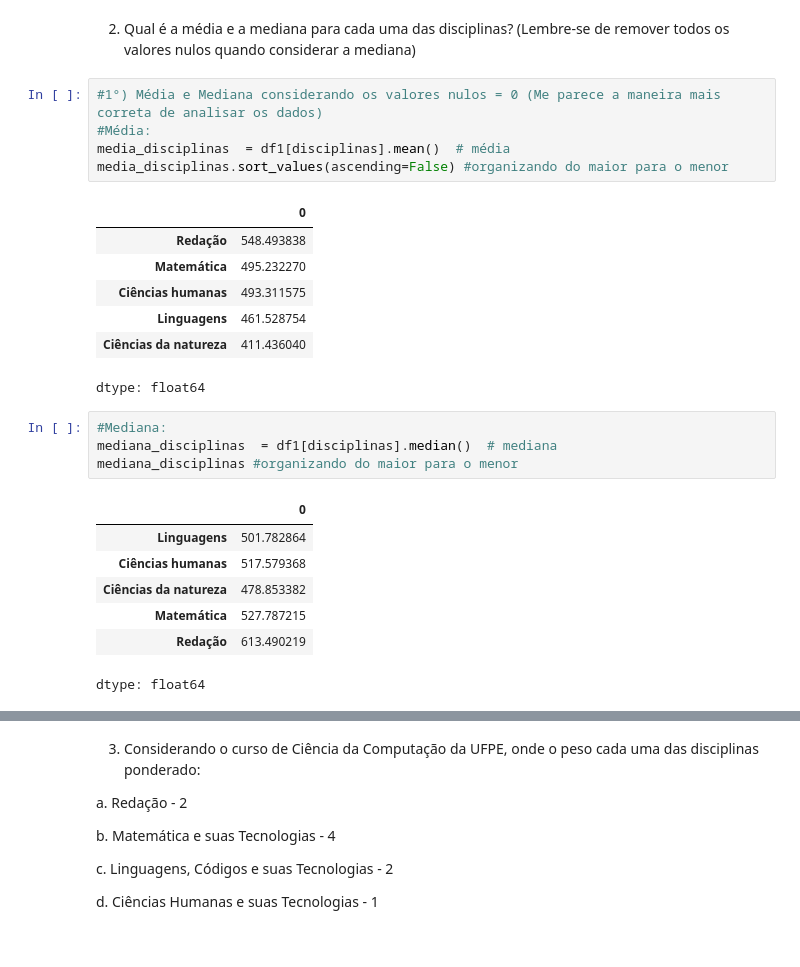
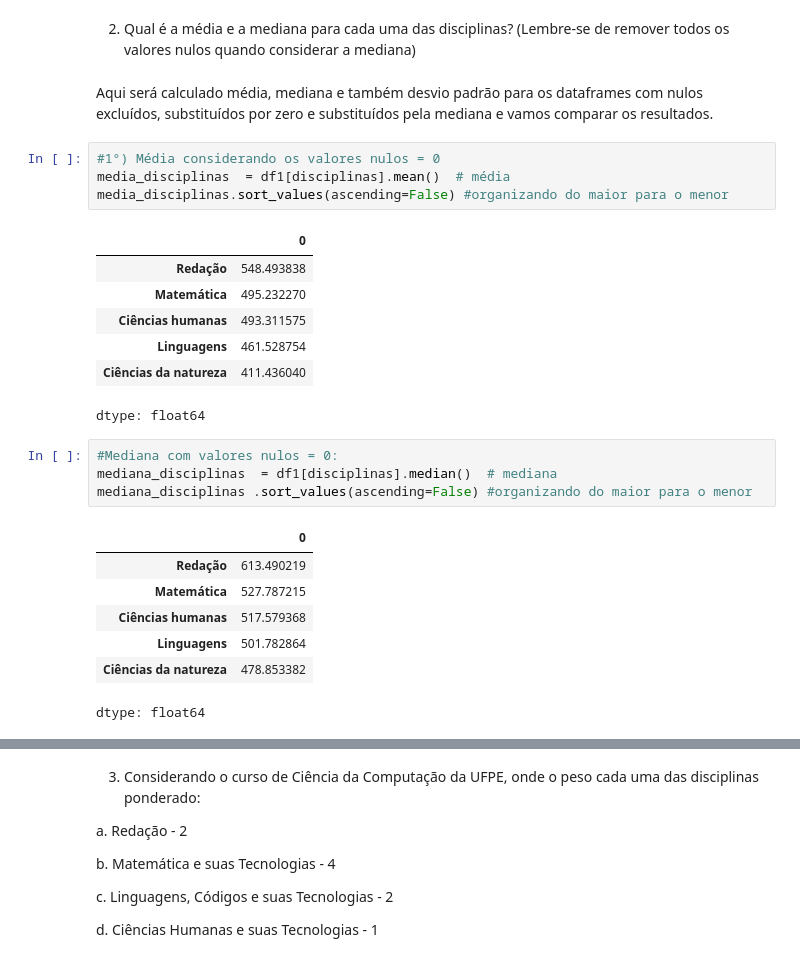
Before and after one commit to mariaelisascovino/Estatistica_python_frequencias_e_medidas, a Jupyter notebook: Frequências_e_Medidas.ipynb, the cells around one changed output, grey strips where cells are left out. Drawn from its saved outputs; the diff is of its cells as text.

Commit message:
Frequências e Medidas atualizado
Inserindo novas formas de analisar substituindo nulos.

```diff
--- a/Frequências_e_Medidas.ipynb
+++ b/Frequências_e_Medidas.ipynb
@@ -111,9 +146,10 @@ A disciplina com maior amplitude é Redação.
 dtype: float64
 # %% [markdown]
 2. Qual é a média e a mediana para cada uma das disciplinas? (Lembre-se de remover todos os valores nulos quando considerar a mediana)
+# %% [markdown]
+Aqui será calculado média, mediana e também desvio padrão para os dataframes com nulos excluídos, substituídos por zero e substituídos pela mediana e vamos comparar os resultados.
 # %%
-#1°) Média e Mediana considerando os valores nulos = 0 (Me parece a maneira mais correta de analisar os dados)
-#Média:
+#1°) Média considerando os valores nulos = 0
 media_disciplinas  = df1[disciplinas].mean()  # média
 media_disciplinas.sort_values(ascending=False) #organizando do maior para o menor
 # %% [output]
@@ -125,14 +161,14 @@ media_disciplinas.sort_values(ascending=False) #organizando do maior para o meno
 | Ciências da natureza | 411.436040 |
 dtype: float64
 # %%
-#Mediana:
+#Mediana com valores nulos = 0:
 mediana_disciplinas  = df1[disciplinas].median()  # mediana
-mediana_disciplinas #organizando do maior para o menor
+mediana_disciplinas .sort_values(ascending=False) #organizando do maior para o menor
 # %% [output]
 |  | 0 |
+| Redação | 613.490219 |
+| Matemática | 527.787215 |
+| Ciências humanas | 517.579368 |
 | Linguagens | 501.782864 |
-| Ciências humanas | 517.579368 |
 | Ciências da natureza | 478.853382 |
-| Matemática | 527.787215 |
-| Redação | 613.490219 |
 dtype: float64
```
Also changed, not shown: parts of 45 cells of this notebook.
